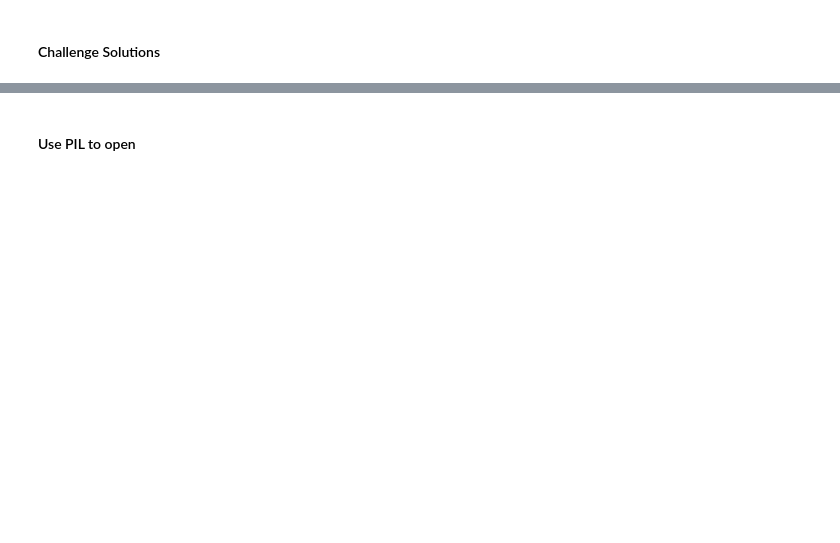
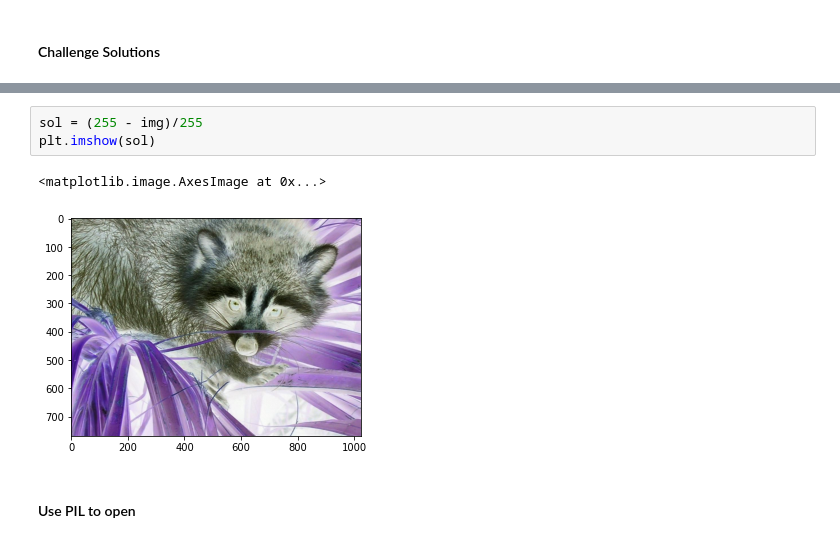
Before and after one commit to womaro/Story, a Jupyter notebook: Computation_with_NumPy_and_N_Dimensional_Arrays_(start).ipynb, the cells around one changed output, grey strips where cells are left out. Cells and saved outputs as stored; diff of their text form; blank space fills up the shorter version.

```diff
--- a/Computation_with_NumPy_and_N_Dimensional_Arrays_(start).ipynb
+++ b/Computation_with_NumPy_and_N_Dimensional_Arrays_(start).ipynb
@@ -377,2 +386,8 @@ file_name = 'yummy_macarons.jpg'
+# %%
+sol = (255 - img)/255
+plt.imshow(sol)
+# %% [output]
+<matplotlib.image.AxesImage at 0x...>
+[figure, added]
 # %% [markdown]
 #### Use PIL to open
```
Also changed, not shown: parts of 4 cells of this notebook.
